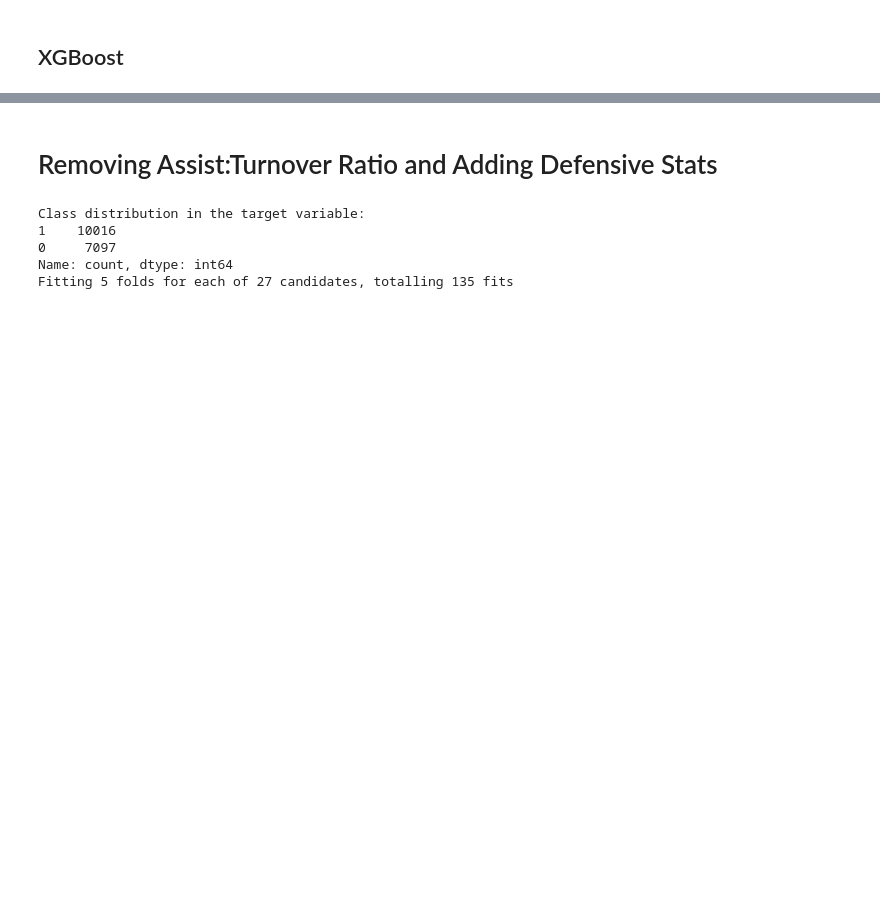
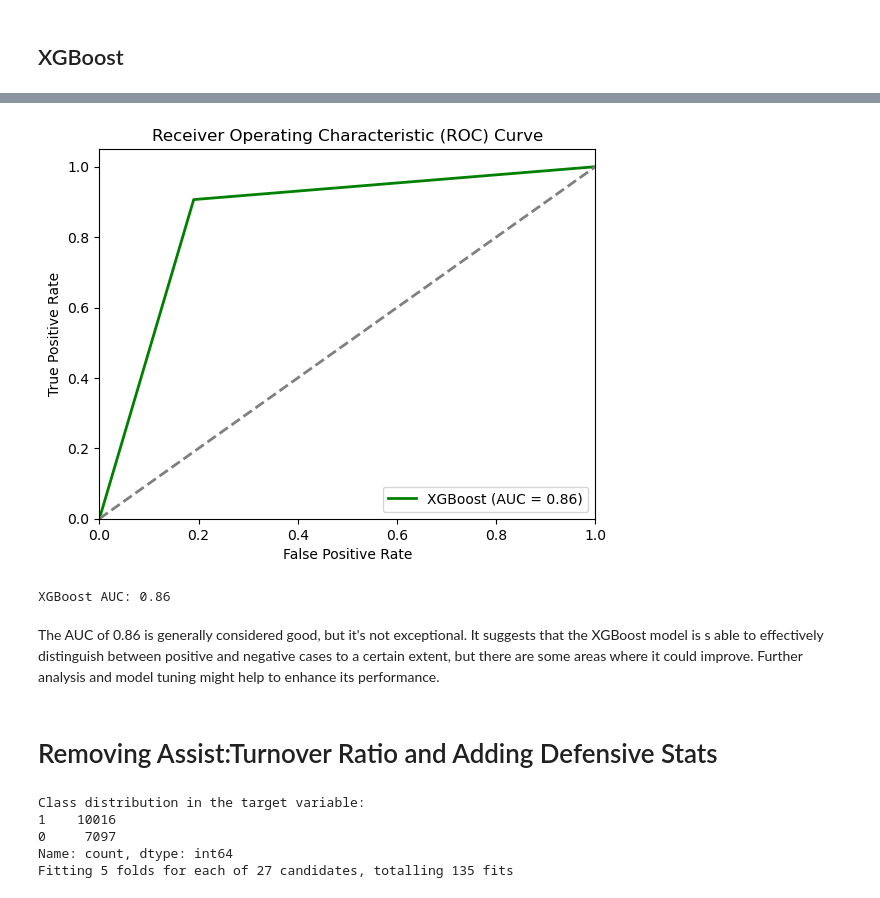
Before and after one commit to shrimpeu/Predictive-Analytics-for-a-Betting-Gaming-Platform, a Jupyter notebook: Model_Training.ipynb, the cells around one changed output, grey strips where cells are left out. Saved outputs shown, nothing was run; the diff lists cells and outputs as text; code cells hidden in the pictures; blank space fills up the shorter version.

```diff
--- a/Model_Training.ipynb
+++ b/Model_Training.ipynb
@@ -330,3 +414,25 @@ plt.show()
+# %%
+# Compute ROC curve and AUC for XGBoost
+fpr_xgboost, tpr_xgboost, _ = roc_curve(y_test, y_pred)
+roc_auc_xgboost = auc(fpr_xgboost, tpr_xgboost)
+
+# Plot ROC Curve for XGBoost
+plt.plot(fpr_xgboost, tpr_xgboost, color='green', lw=2, label='XGBoost (AUC = %0.2f)' % roc_auc_xgboost)
+plt.plot([0, 1], [0, 1], color='grey', lw=2, linestyle='--')
+plt.xlim([0.0, 1.0])
+plt.ylim([0.0, 1.05])
+plt.xlabel('False Positive Rate')
+plt.ylabel('True Positive Rate')
+plt.title('Receiver Operating Characteristic (ROC) Curve')
+plt.legend(loc="lower right")
+plt.show()
+
+print(f"XGBoost AUC: {roc_auc_xgboost:.2f}")
+# %% [output]
+[figure, added]
+XGBoost AUC: 0.86
+# %% [markdown]
+The AUC of 0.86 is generally considered good, but it's not exceptional. It suggests that the XGBoost model is s able to effectively distinguish between positive and negative cases to a certain extent, but there are some areas where it could improve. Further analysis and model tuning might help to enhance its performance.
 # %% [markdown]
 # Removing Assist:Turnover Ratio and Adding Defensive Stats
 # %%
```
Also changed, not shown: parts of 28 cells of this notebook.
